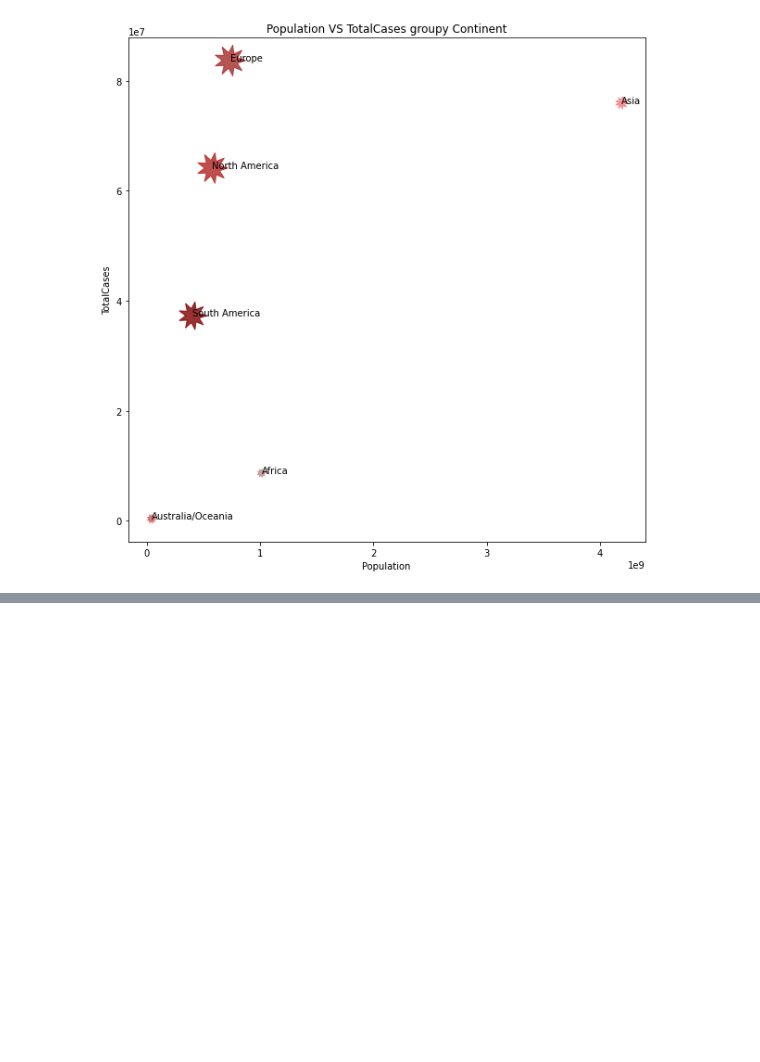
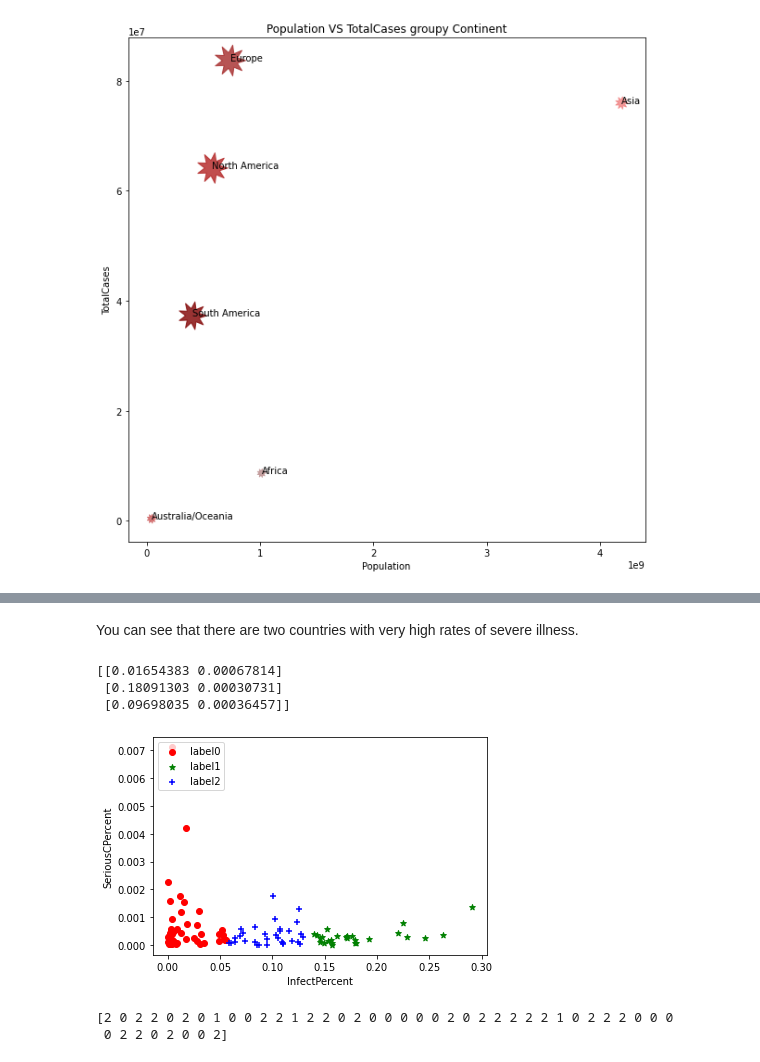
Before and after one commit to Siyanho/project, a Jupyter notebook: Part3.ipynb, the cells around one changed output, grey strips where cells are left out. Drawn from its saved outputs; the diff is of its cells as text; code cells hidden in the pictures; blank space fills up the shorter version.

```diff
--- a/Part3.ipynb
+++ b/Part3.ipynb
@@ -525,0 +543,28 @@ plt.show()
+# %% [markdown]
+You can see that there are two countries with very high rates of severe illness.
+# %%
+estimator = KMeans(n_clusters=3) # A cluster was constructed to cluster the samples into 3 categories
+estimator.fit(X_train)
+label_pred = estimator.labels_   # Get cluster tags
+print(estimator.cluster_centers_)   # Get cluster center point
+#Draw k-means results and show the results after training classes. Three colors represent category 3, red represents category 1, green represents category 2, and blue represents category 3
+x0 = X_train[label_pred == 0]
+x1 = X_train[label_pred == 1]
+x2 = X_train[label_pred == 2]
+#x3 = X_train[label_pred == 3] #Here are my drafts. I wanted to have four categories at first
+plt.scatter(x0.iloc[:, 0], x0.iloc[:, 1], c = "red", marker='o', label='label0')
+plt.scatter(x1.iloc[:, 0], x1.iloc[:, 1], c = "green", marker='*', label='label1')
+plt.scatter(x2.iloc[:, 0], x2.iloc[:, 1], c = "blue", marker='+', label='label2')
+#plt.scatter(x3.iloc[:, 0], x3.iloc[:, 1], c = "grey", marker='x', label='label3') #my drafts too
+plt.xlabel('InfectPercent')
+plt.ylabel('SeriousCPercent')
+plt.legend(loc=2)
+plt.show()
+print(estimator.predict(X_test))
+# %% [output]
+[[0.01654383 0.00067814]
+ [0.18091303 0.00030731]
+ [0.09698035 0.00036457]]
+[figure, added]
+[2 0 2 2 0 2 0 1 0 0 2 2 1 2 2 0 2 0 0 0 0 0 2 0 2 2 2 2 2 1 0 2 2 2 0 0 0
+ 0 2 2 0 2 0 0 2]
```
Also changed, not shown: parts of 18 cells of this notebook.
